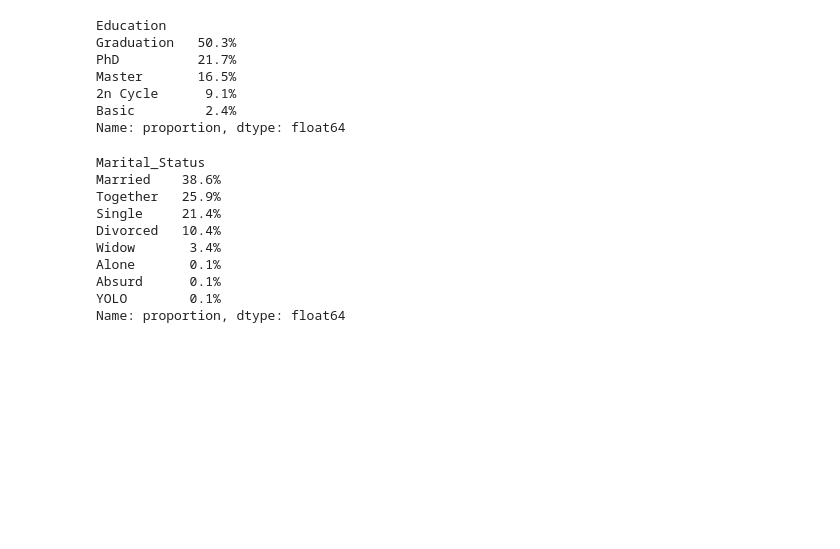
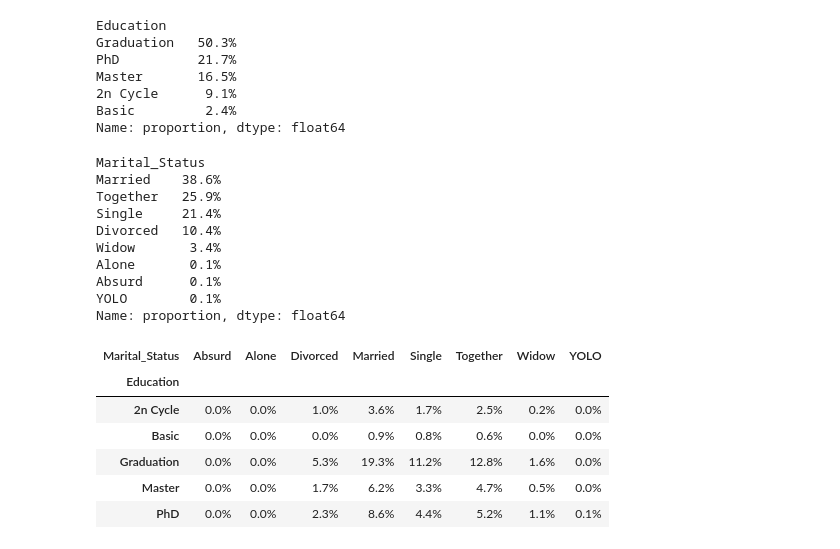
Before and after one commit to HebersonVinhote/AnaliseMarketing, a Jupyter notebook: analiseMarketing.ipynb, the cells around one changed output. Saved outputs shown, nothing was run; the diff lists cells and outputs as text; code cells hidden in the pictures; blank space fills up the shorter version.

```diff
--- a/analiseMarketing.ipynb
+++ b/analiseMarketing.ipynb
@@ -230,3 +233,18 @@ Alone       0.1%
 Absurd      0.1%
 YOLO        0.1%
 Name: proportion, dtype: float64
+# %%
+pd.crosstab(df['Education'],
+            df['Marital_Status'], normalize=True
+            )*100
+
+# Visulaização mais detalhadas dos Cliente ativos relacionados
+# por Status Civil e Educação
+# %% [output]
+| Marital_Status | Absurd | Alone | Divorced | Married | Single | Together | Widow | YOLO |
+| Education |  |  |  |  |  |  |  |  |
+| 2n Cycle | 0.0% | 0.0% | 1.0% | 3.6% | 1.7% | 2.5% | 0.2% | 0.0% |
+| Basic | 0.0% | 0.0% | 0.0% | 0.9% | 0.8% | 0.6% | 0.0% | 0.0% |
+| Graduation | 0.0% | 0.0% | 5.3% | 19.3% | 11.2% | 12.8% | 1.6% | 0.0% |
+| Master | 0.0% | 0.0% | 1.7% | 6.2% | 3.3% | 4.7% | 0.5% | 0.0% |
+| PhD | 0.0% | 0.0% | 2.3% | 8.6% | 4.4% | 5.2% | 1.1% | 0.1% |
```
Also changed, not shown: parts of 4 cells of this notebook.
